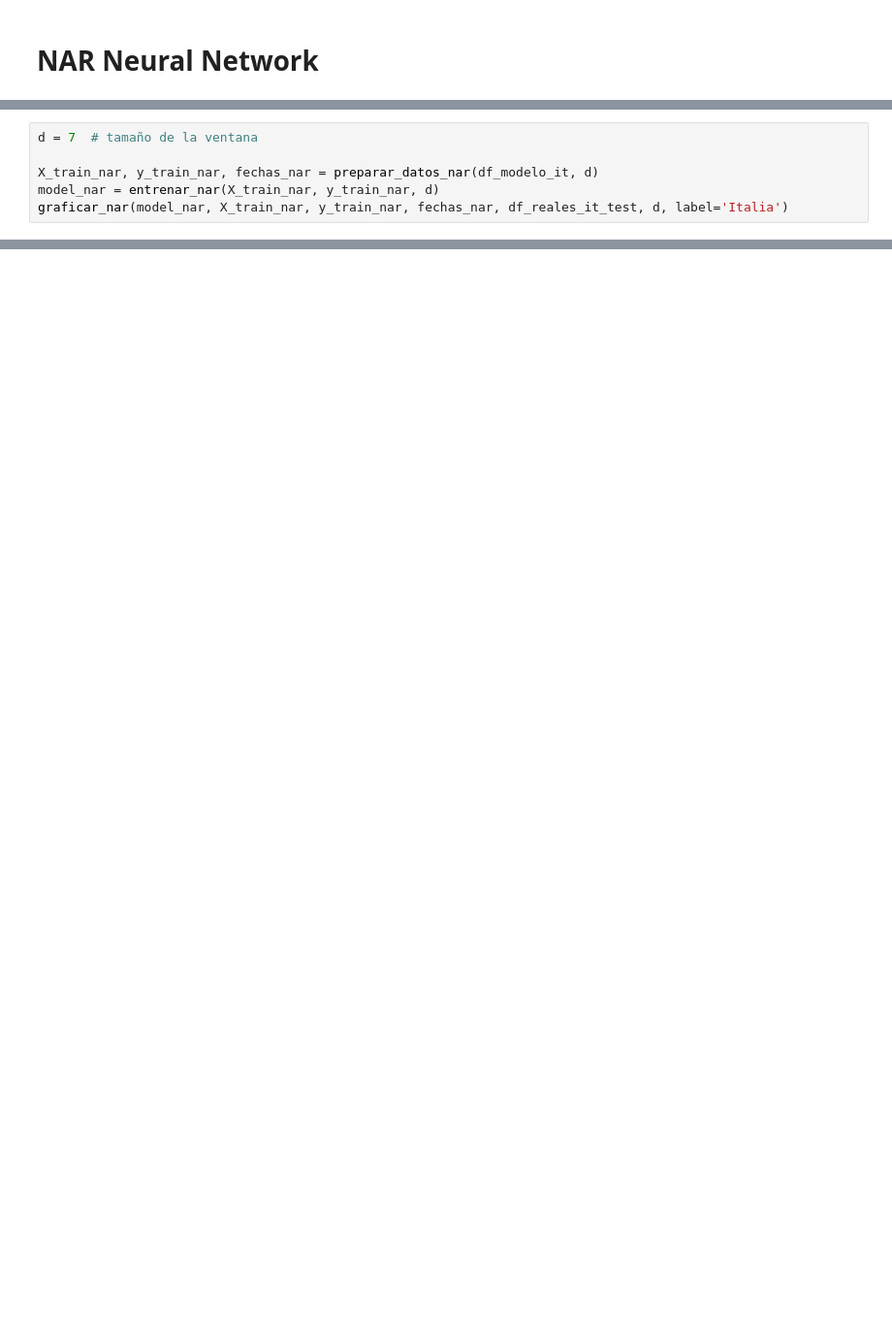
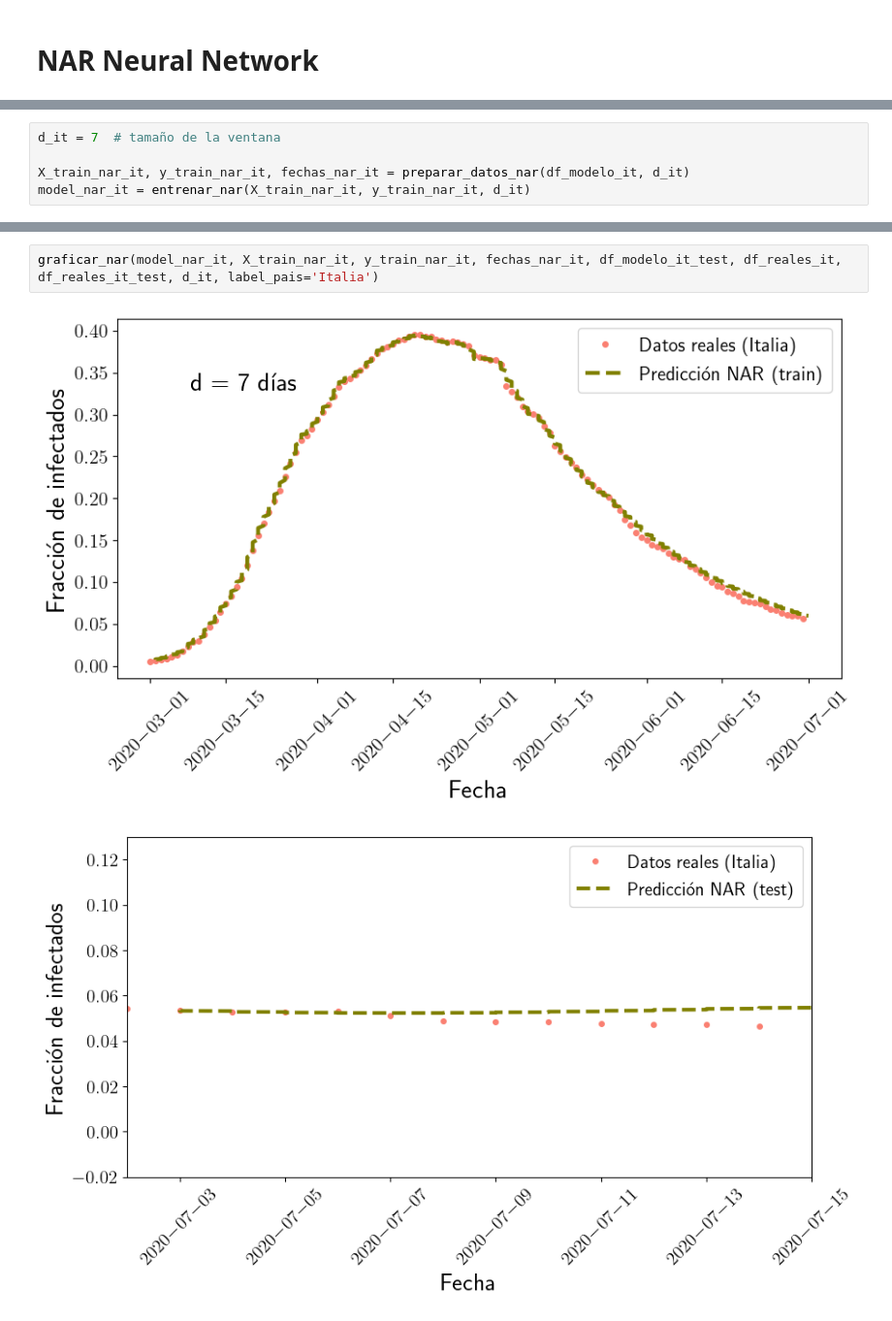
Before and after one commit to dcpadillag/FNN_NAR_epidemic, a Jupyter notebook: neural_network.ipynb, the cells around one changed output, grey strips where cells are left out. Shown at 97% size. Drawn from its saved outputs; the diff is of its cells as text; blank space fills up the shorter version.

```diff
--- a/neural_network.ipynb
+++ b/neural_network.ipynb
@@ -314,8 +349,7 @@ def graficar_nar(model, X_train, y_train, fechas, df_test, d, label='País'):
     plt.show()
 # %%
-d = 7  # tamaño de la ventana
+d_it = 7  # tamaño de la ventana
 
-X_train_nar, y_train_nar, fechas_nar = preparar_datos_nar(df_modelo_it, d)
-model_nar = entrenar_nar(X_train_nar, y_train_nar, d)
-graficar_nar(model_nar, X_train_nar, y_train_nar, fechas_nar, df_reales_it_test, d, label='Italia')
+X_train_nar_it, y_train_nar_it, fechas_nar_it = preparar_datos_nar(df_modelo_it, d_it)
+model_nar_it = entrenar_nar(X_train_nar_it, y_train_nar_it, d_it)
 # %% [output]
@@ -334 +366,6 @@ Epoch 4500, Loss: 0.000001
+# %%
+graficar_nar(model_nar_it, X_train_nar_it, y_train_nar_it, fechas_nar_it, df_modelo_it_test, df_reales_it, df_reales_it_test, d_it, label_pais='Italia')
+# %% [output]
+[figure, added]
+[figure, added]
 # %%
```
Also changed, not shown: parts of 13 cells of this notebook, 26 other files.
